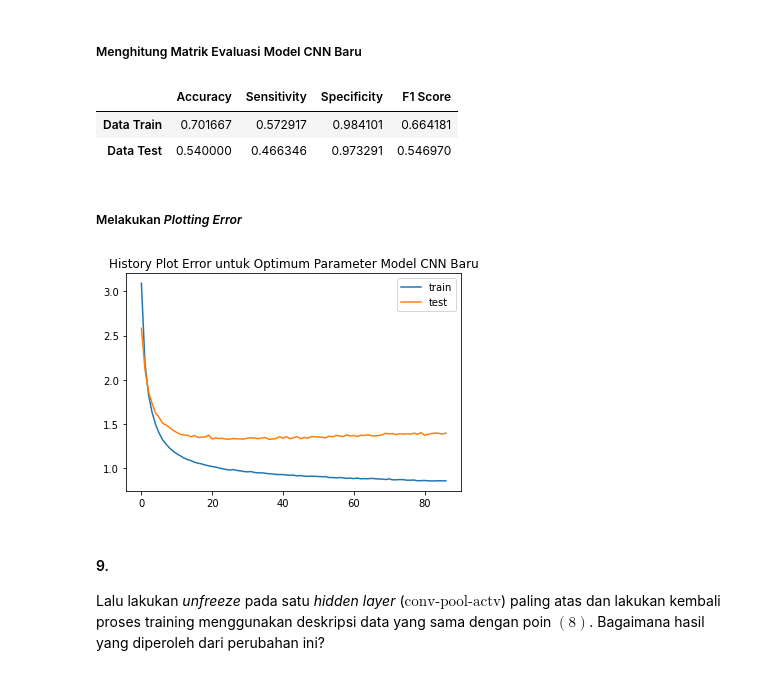
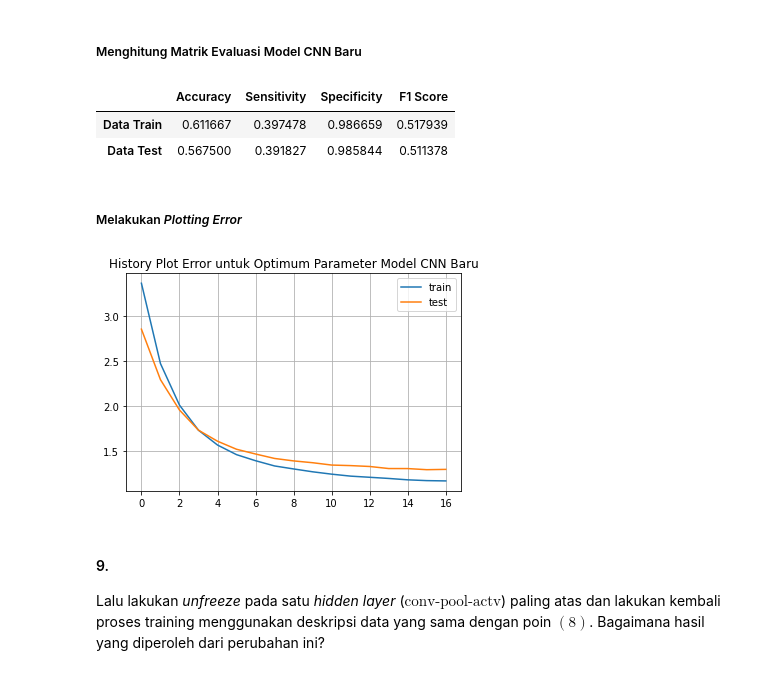
Before and after one commit to reiva5/CSC6801381-pemelajaran-mesin-lanjut, a Jupyter notebook: Lab 3/src/Tugas3_Jehian Norman Saviero_2006609645.ipynb, the cells around one changed output. Cells and saved outputs as stored; diff of their text form; code cells hidden in the pictures.

```diff
--- a/Lab 3/src/Tugas3_Jehian Norman Saviero_2006609645.ipynb
+++ b/Lab 3/src/Tugas3_Jehian Norman Saviero_2006609645.ipynb
@@ -654,11 +768,11 @@ def make_freeze(layer):
 ## Melakukan copy untuk semua layer
 copy_layers = [make_freeze(layer) for layer in pre_trained_model.layers]
 
-## Me-replace ouput layer dengan layer baru yang trainable
+## Me-replace ouput layer dengan layer baru dan trainable
 copy_layers[-1] = Dense(10, activation=tf.nn.softmax)
 
 ## Membangun Model
-new_cnn_model = create_model(0.001, copy_layers)
+new_cnn_model = create_model(0.0025, copy_layers)
 # %% [markdown]
 #### 8.
 Implementasikan model poin $(7)$ pada dataset $\text{CIFAR 100}$ untuk kelas $1$ hingga kelas $10$ dengan rasio _data train_ dan _data test_ sebanyak $60\% : 40\%$. Kemudian hitung matrik evaluasi ($\text{accuration}$, $\text{sensitivity}$, $\text{specificity}$, dan $f_{1}\text{ score}$) dari _data train_ dan _data test_.
@@ -667,11 +781,11 @@ Implementasikan model poin $(7)$ pada dataset $\text{CIFAR 100}$ untuk kelas $1$
 # %%
 ## Mendefinisikan Early Stopping untuk Semua Model CNN Checkpoint dan Seterusnya
 ## Menambah Parameter Patience karena Data Training Lebih Sedikit Sehingga Tidak Terlalu Masalah untuk Melakukan Iterasi Epoch Lebih Banyak Karena Proses Train Akan 100 kali Lebih Cepat dibandingkan Sebelumnya
-new_es = EarlyStopping(monitor='val_loss', mode='min', verbose=1, patience=50)
+new_es = EarlyStopping(monitor='val_loss', mode='min', verbose=1)
 # %%
 checkpoint = ModelCheckpoint("checkpoint_new_cnn_model.h5", monitor='loss', verbose=0, mode='auto', save_freq=1)
 
 ## Menurunkan jumlah batch seiring dengan berkurangnya jumlah data train
-new_cnn_model_history = new_cnn_model.fit(x_train_100, y_train_100, epochs=100, batch_size=10, validation_data=(x_test_100, y_test_100), use_multiprocessing=True, callbacks=[new_es, checkpoint])
+new_cnn_model_history = new_cnn_model.fit(x_train_100, y_train_100, epochs=100, batch_size=25, validation_data=(x_test_100, y_test_100), use_multiprocessing=True, callbacks=[new_es, checkpoint], verbose=1)
 # %% [output]
 Epoch 1/100
@@ -697,19 +811,20 @@ Epoch 00087: early stopping
 compare_train_and_test(new_cnn_model, x_train_100, y_train_100, x_test_100, y_test_100)
 # %% [output]
 |  | Accuracy | Sensitivity | Specificity | F1 Score |
-| Data Train | 0.701667 | 0.572917 | 0.984101 | 0.664181 |
-| Data Test | 0.540000 | 0.466346 | 0.973291 | 0.546970 |
+| Data Train | 0.611667 | 0.397478 | 0.986659 | 0.517939 |
+| Data Test | 0.567500 | 0.391827 | 0.985844 | 0.511378 |
 # %% [markdown]
 ##### Melakukan _Plotting Error_
 # %%
 ## Plot Training History
 plt.plot(new_cnn_model_history.history['loss'], label='train')
 plt.plot(new_cnn_model_history.history['val_loss'], label='test')
 plt.title('History Plot Error untuk Optimum Parameter Model CNN Baru')
+plt.grid()
 plt.legend()
 plt.show()
 # %% [output]
-[figure, old version]
+[figure, new version]
 # %% [markdown]
 #### 9.
 Lalu lakukan _unfreeze_ pada satu _hidden layer_ ($\text{conv-pool-actv}$) paling atas dan lakukan kembali proses training menggunakan deskripsi data yang sama dengan poin $(8)$. Bagaimana hasil yang diperoleh dari perubahan ini?
```
Also changed, not shown: parts of 43 cells of this notebook.
